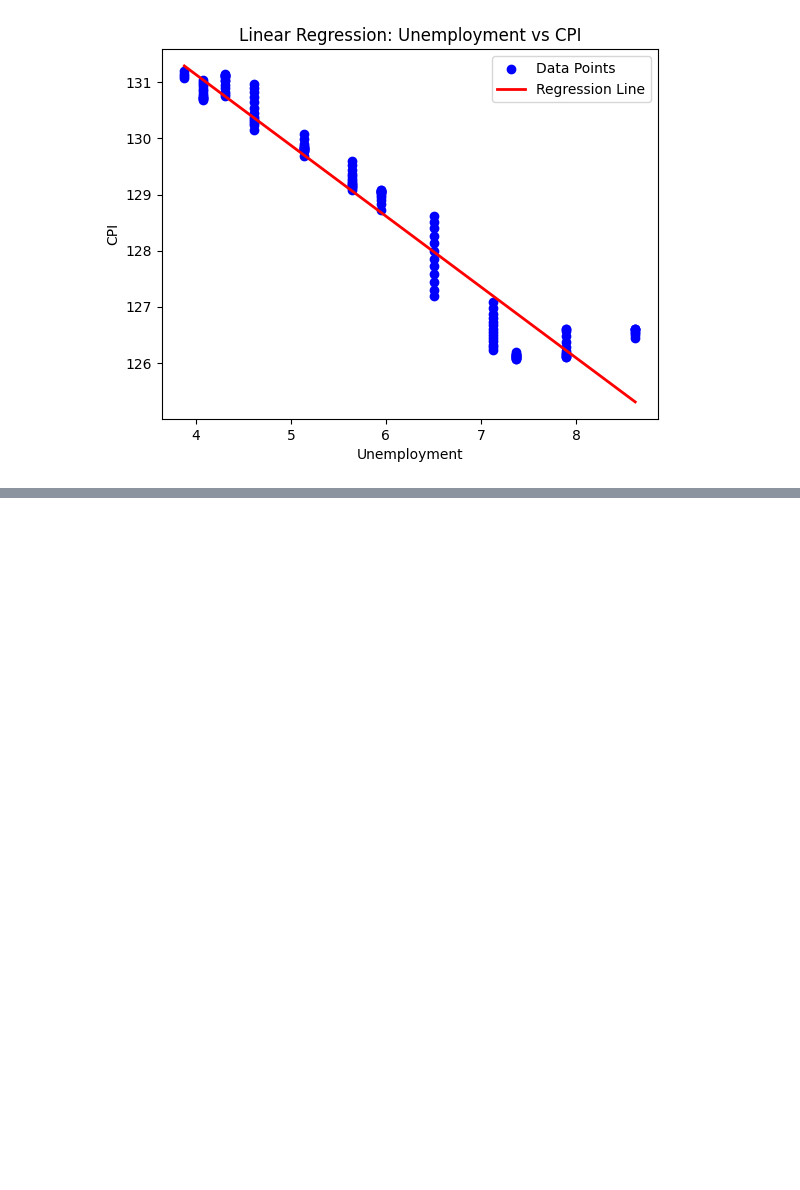
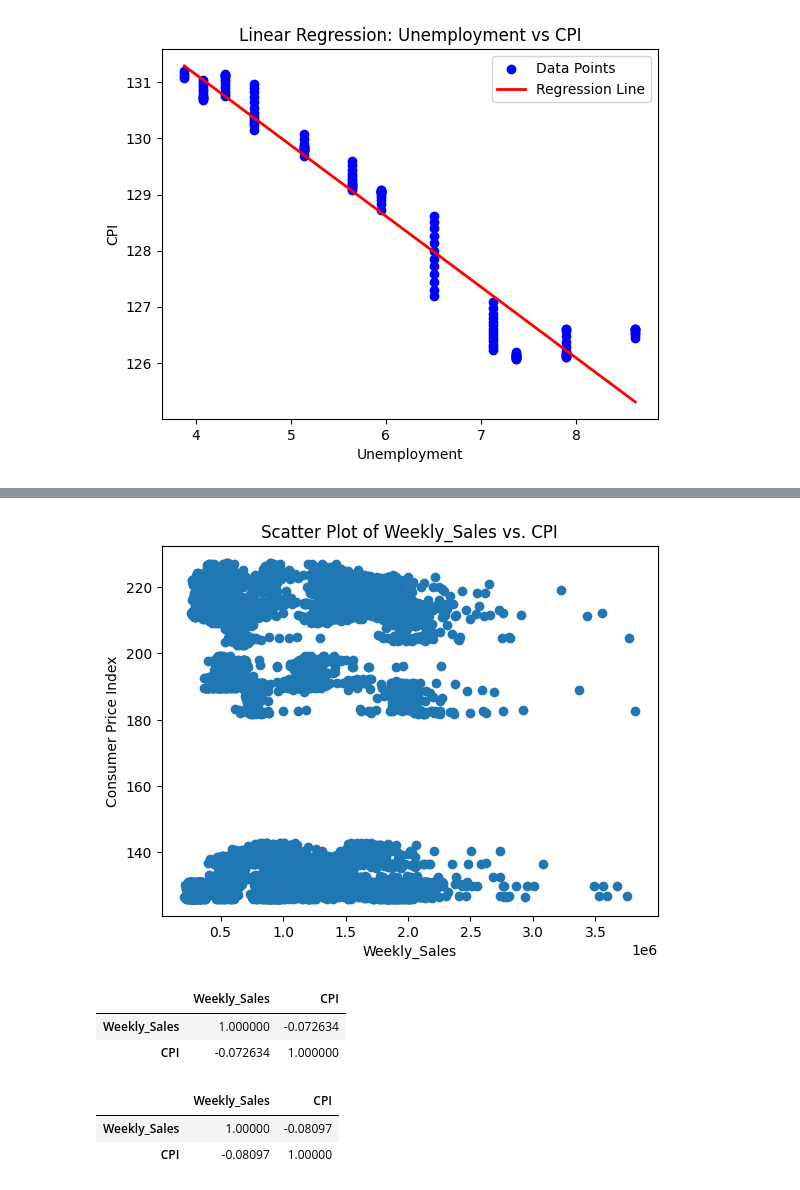
Before and after one commit to nattyta/walmart-sales, a Jupyter notebook: practice.ipynb, the cells around one changed output, grey strips where cells are left out. Cells and saved outputs as stored; diff of their text form; code cells hidden in the pictures; blank space fills up the shorter version.

```diff
--- a/practice.ipynb
+++ b/practice.ipynb
@@ -236,6 +236,8 @@ avg_weekly_sales = holiday_df['Weekly_Sales'].mean()
 avg_weekly_sales
 # %% [output]
 1122887.8923555557
+# %%
+df["ed"] = df["Date"].str.split("-").str[:2].str.join("-")
 # %%
 sb = df[df['Holiday_Flag'] == 1]
 # %%
@@ -492,0 +539,23 @@ plt.show()
+# %%
+# scatter plot to see   'unemployment' and 'CPI' corralation
+plt.scatter(df['Weekly_Sales'], df['CPI'])
+plt.xlabel('Weekly_Sales')
+plt.ylabel('Consumer Price Index')
+plt.title('Scatter Plot of Weekly_Sales vs. CPI')
+plt.show()
+# %% [output]
+[figure, added]
+# %%
+correlation_matrix = df[['Weekly_Sales', 'CPI']].corr()
+correlation_matrix
+# %% [output]
+|  | Weekly_Sales | CPI |
+| Weekly_Sales | 1.000000 | -0.072634 |
+| CPI | -0.072634 | 1.000000 |
+# %%
+correlation_matrix = sb[['Weekly_Sales', 'CPI']].corr()
+correlation_matrix
+# %% [output]
+|  | Weekly_Sales | CPI |
+| Weekly_Sales | 1.00000 | -0.08097 |
+| CPI | -0.08097 | 1.00000 |
```
Also changed, not shown: parts of 12 cells of this notebook.
